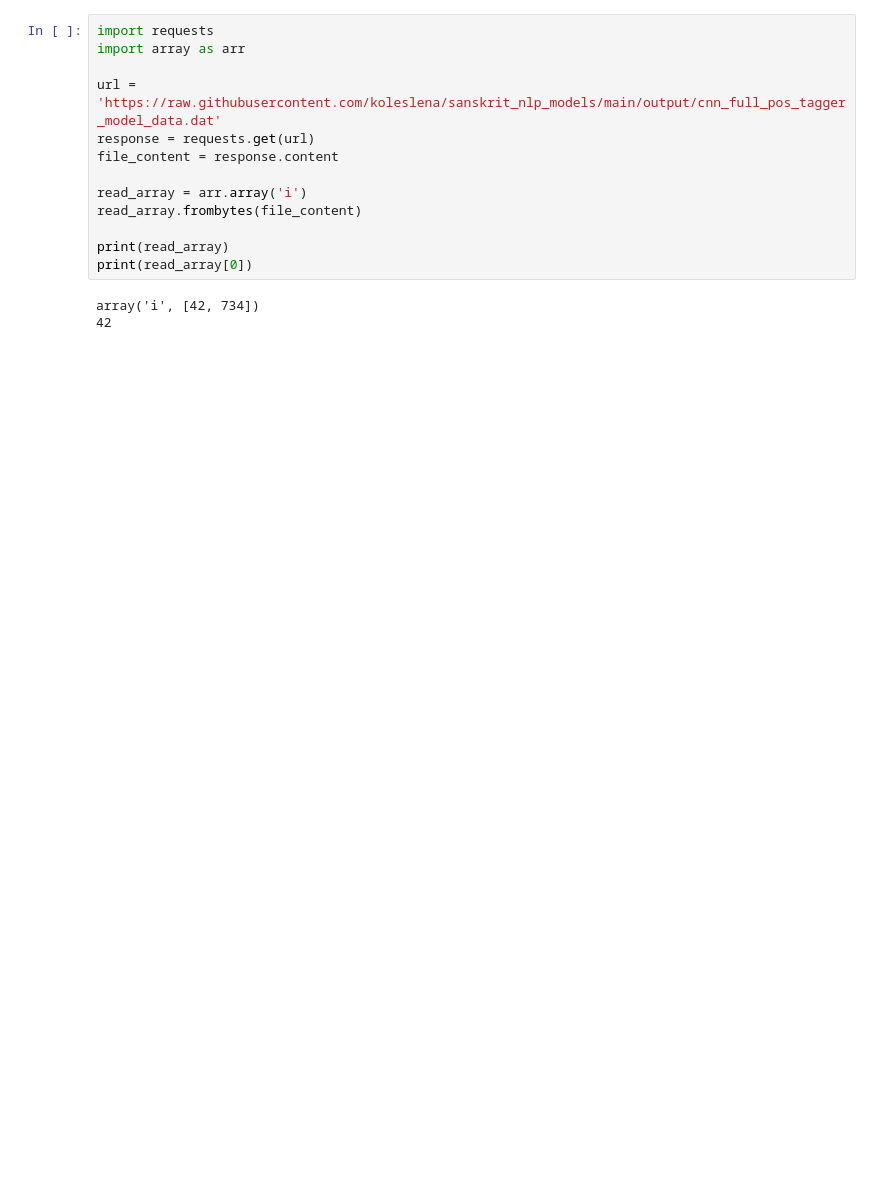
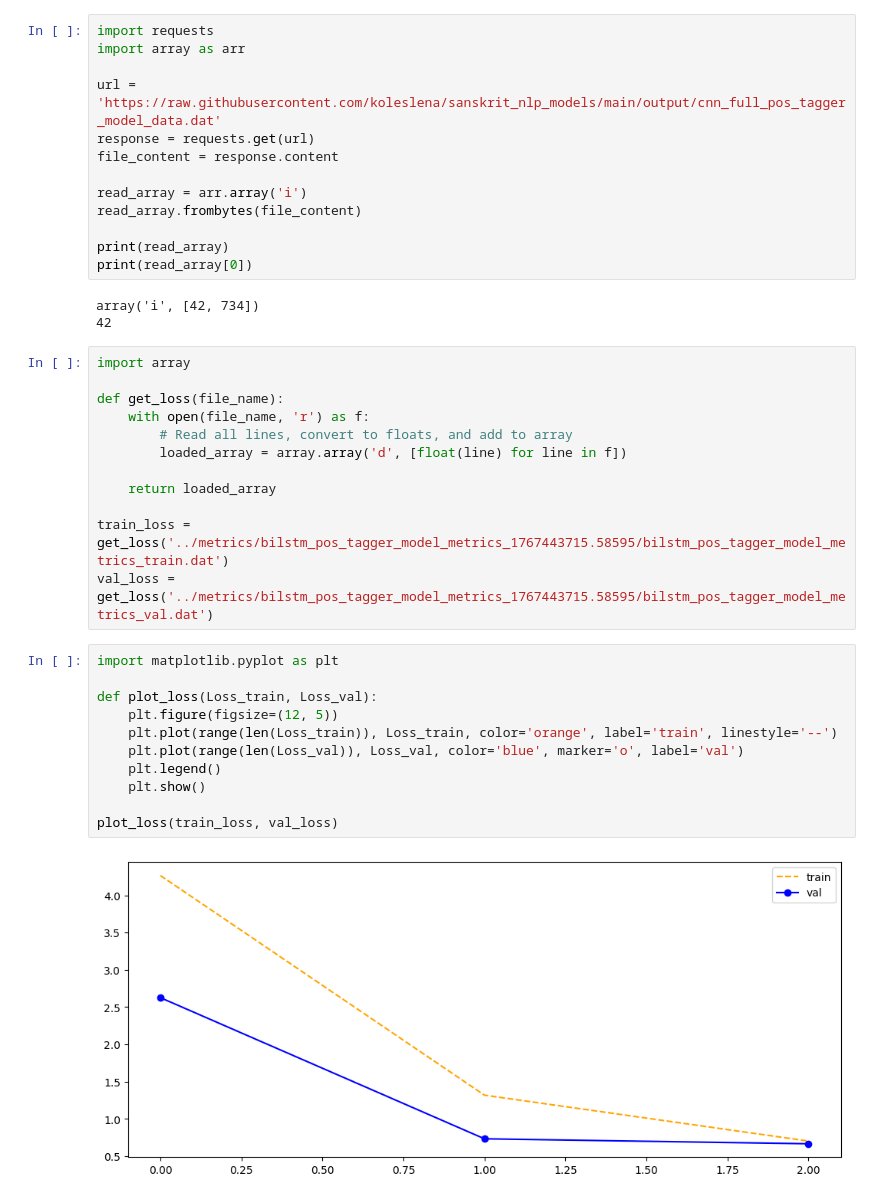
Before and after one commit to koleslena/sanskrit_nlp_models, a Jupyter notebook: notebooks/cnn_model_test.ipynb, the cells around one changed output. Saved outputs shown, nothing was run; the diff lists cells and outputs as text; blank space fills up the shorter version.

Commit message:
full train

```diff
--- a/notebooks/cnn_model_test.ipynb
+++ b/notebooks/cnn_model_test.ipynb
@@ -117,3 +148,28 @@ print(read_array[0])
 # %% [output]
 array('i', [42, 734])
 42
+# %%
+import array
+
+def get_loss(file_name):
+    with open(file_name, 'r') as f:
+        # Read all lines, convert to floats, and add to array
+        loaded_array = array.array('d', [float(line) for line in f])
+
+    return loaded_array
+
+train_loss = get_loss('../metrics/bilstm_pos_tagger_model_metrics_1767443715.58595/bilstm_pos_tagger_model_metrics_train.dat')
+val_loss = get_loss('../metrics/bilstm_pos_tagger_model_metrics_1767443715.58595/bilstm_pos_tagger_model_metrics_val.dat')
+# %%
+import matplotlib.pyplot as plt
+
+def plot_loss(Loss_train, Loss_val):
+    plt.figure(figsize=(12, 5))
+    plt.plot(range(len(Loss_train)), Loss_train, color='orange', label='train', linestyle='--')
+    plt.plot(range(len(Loss_val)), Loss_val, color='blue', marker='o', label='val')
+    plt.legend()
+    plt.show()
+
+plot_loss(train_loss, val_loss)
+# %% [output]
+[figure, added]
```
Also changed, not shown: parts of 3 cells of this notebook, 10 other files.
